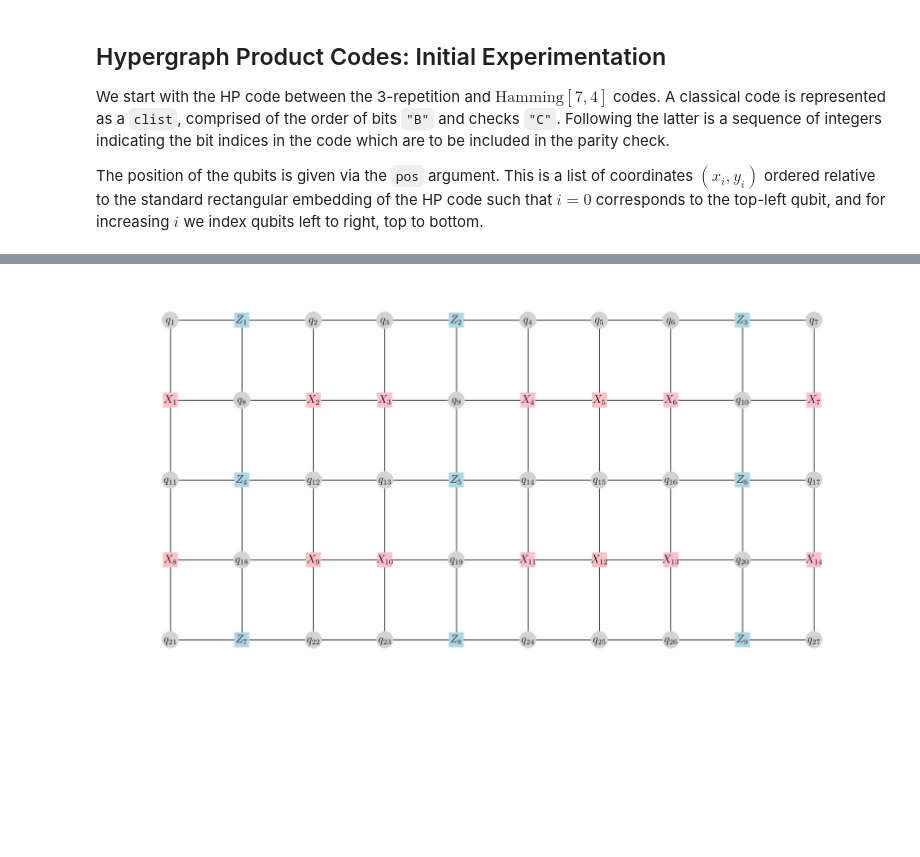
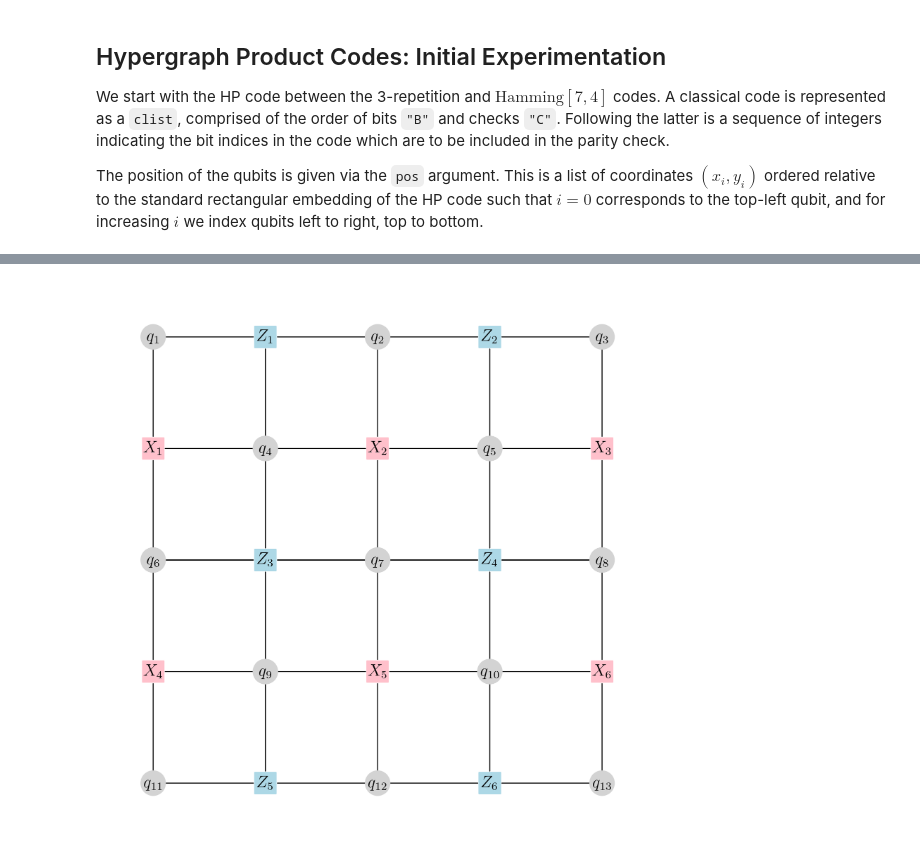
Before and after one commit to angelodibella/weave, a Jupyter notebook: Analysis.ipynb, the cells around one changed output, grey strips where cells are left out. Saved outputs shown, nothing was run; the diff lists cells and outputs as text; code cells hidden in the pictures; blank space fills up the shorter version.

```diff
--- a/Analysis.ipynb
+++ b/Analysis.ipynb
@@ -92,5 +130,5 @@ plt.rcParams.update({
 # %%
 clist_hamming_7_4 = ["B", "C", 0, 1, 5, 6, "B", "B", "C", 1, 2, 4, 5, "B", "B", "B", "C", 3, 4, 5, 6, "B"]
 clist_rep_3 = ["B", "C", 0, 1, "B", "C", 1, 2, "B"]
-pos = [(x, 5 - y - 1) for y in range(5) for x in range(10)]
-hp_code = model.StabilizerModel("hypergraph_product_code:x_memory", clist1=clist_rep_3, clist2=clist_hamming_7_4, pos=pos, rounds=2)
+pos_rep_3_rep_3 = [(x, 5 - y - 1) for y in range(5) for x in range(5)]
+pos_rep_3_hamming_7_4 = [(x, 5 - y - 1) for y in range(5) for x in range(10)]
@@ -100,0 +135,16 @@ hp_code = model.StabilizerModel("hypergraph_product_code:z_memory", clist1=clist
+# %%
+hp_code_rep_3_rep_3 = model.StabilizerModel(
+    "hypergraph_product_code:z_memory",
+    clist1=clist_rep_3,
+    clist2=clist_rep_3,
+    pos=pos_rep_3_rep_3,
+    rounds=2,
+)
+
+hp_code_rep_3_hamming_7_4 = model.StabilizerModel(
+    "hypergraph_product_code:x_memory",
+    clist1=clist_rep_3,
+    clist2=clist_hamming_7_4,
+    pos=pos_rep_3_hamming_7_4,
+    rounds=2,
+)
@@ -101,5 +161,5 @@ hp_code = model.StabilizerModel("hypergraph_product_code:z_memory", clist1=clist
 # %%
-plt.figure(figsize=(15, 7.5))
-hp_code.draw(with_labels=True)
+plt.figure(figsize=(7, 7))
+hp_code_rep_3_rep_3.draw(with_labels=True)
 # %% [output]
-[figure, old version]
+[figure, new version]
```
Also changed, not shown: parts of 6 cells of this notebook, 3 other files.
